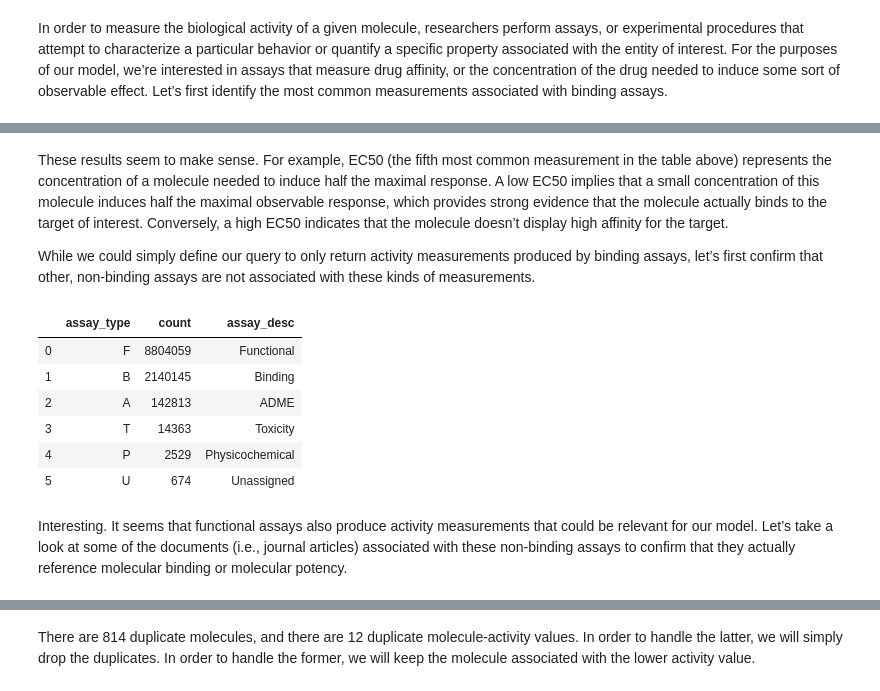
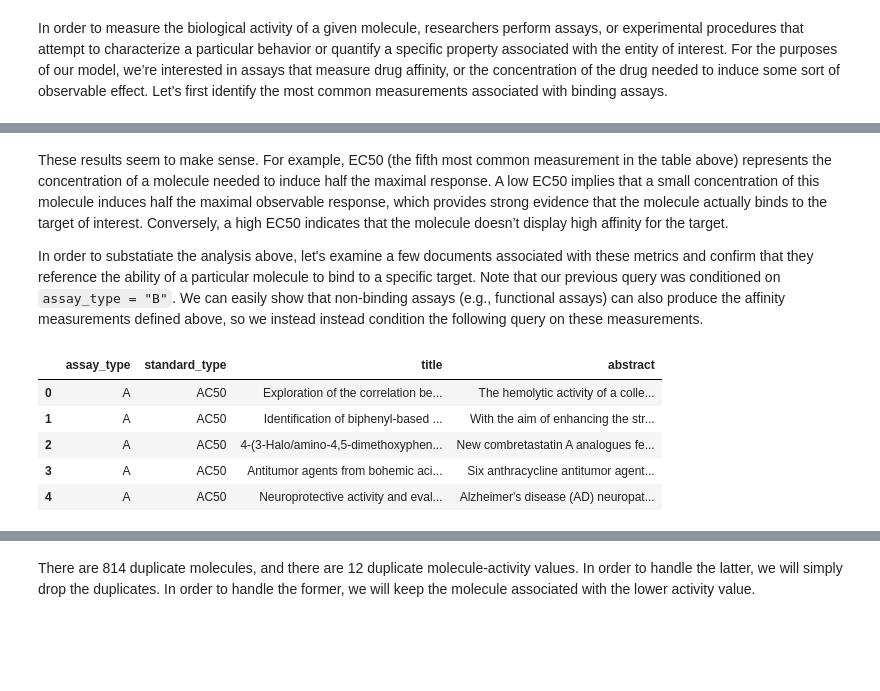
Before and after one commit to mtrivedi50/binding_clf, a Jupyter notebook: Notebooks/Predicting drug-target binding.ipynb, the cells around one changed output, grey strips where cells are left out. Drawn from its saved outputs; the diff is of its cells as text; code cells hidden in the pictures; blank space fills up the shorter version.

Commit message:
Updated analysis

```diff
--- a/Notebooks/Predicting drug-target binding.ipynb
+++ b/Notebooks/Predicting drug-target binding.ipynb
@@ -128,41 +134,41 @@ binding_act
 # %% [markdown]
 These results seem to make sense. For example, EC50 (the fifth most common measurement in the table above) represents the concentration of a molecule needed to induce half the maximal response. A low EC50 implies that a small concentration of this molecule induces half the maximal observable response, which provides strong evidence that the molecule actually binds to the target of interest. Conversely, a high EC50 indicates that the molecule doesn’t display high affinity for the target.
 
-While we could simply define our query to only return activity measurements produced by binding assays, let’s first confirm that other, non-binding assays are not associated with these kinds of measurements.
+In order to substatiate the analysis above, let's examine a few documents associated with these metrics and confirm that they reference the ability of a particular molecule to bind to a specific target. Note that our previous query was conditioned on `assay_type = "B"`. We can easily show that non-binding assays (e.g., functional assays) can also produce the affinity measurements defined above, so we instead instead condition the following query on these measurements.
 # %%
 # Convert the measurements above into a list, and remove solubility
 measurements = binding_act['standard_type'].tolist()
 measurements = measurements[:-1]
 
 # Convert the measurements into a string for the SQL query
 measurements_str = ', '.join(f"'{m}'" for m in measurements)
 
 # Define and execute query
-ASSAY_TYPE = f"{EBI_CHEMBL}.assay_type_24"
-assay_measures_qtext = f"""
-SELECT
-    assays.assay_type        AS assay_type,
-    COUNT(assays.assay_type) AS count,
-    type.assay_desc          AS assay_desc
-FROM `{ASSAYS}` assays
+DOCUMENTS = f"{EBI_CHEMBL}.docs_24"
+docs_nbind_qtext = f"""
+SELECT DISTINCT
+    assays.assay_type AS assay_type,
+    act.standard_type AS standard_type,
+    docs.title        AS title,
+    docs.abstract     AS abstract
+FROM `{DOCUMENTS}` docs
+    INNER JOIN `{ASSAYS}` assays  on assays.doc_id = docs.doc_id
     INNER JOIN `{ACTIVITIES}` act on act.assay_id = assays.assay_id
-    INNER JOIN `{ASSAY_TYPE}` type on type.assay_type = assays.assay_type
 WHERE
-    act.standard_type in ({measurements_str})
-GROUP BY
-    assay_type,
-    assay_desc
-ORDER BY count DESC
+    assays.assay_type != "B"                  AND
+    act.standard_type in ({measurements_str}) AND
+    docs.title IS NOT NULL                    AND
+    docs.abstract IS NOT NULL
+ORDER BY
+    assays.assay_type,
+    act.standard_type
 """
-assay_measures = client.query(assay_measures_qtext).to_dataframe()
-assay_measures
+docs_nbind = client.query(docs_nbind_qtext).to_dataframe()
+docs_nbind.head()
 # %% [output]
-|  | assay_type | count | assay_desc |
-| 0 | F | 8804059 | Functional |
-| 1 | B | 2140145 | Binding |
-| 2 | A | 142813 | ADME |
-| 3 | T | 14363 | Toxicity |
-| 4 | P | 2529 | Physicochemical |
-| 5 | U | 674 | Unassigned |
+|  | assay_type | standard_type | title | abstract |
+| 0 | A | AC50 | Exploration of the correlation be... | The hemolytic activity of a colle... |
+| 1 | A | AC50 | Identification of biphenyl-based ... | With the aim of enhancing the str... |
+| 2 | A | AC50 | 4-(3-Halo/amino-4,5-dimethoxyphen... | New combretastatin A analogues fe... |
+| 3 | A | AC50 | Antitumor agents from bohemic aci... | Six anthracycline antitumor agent... |
+| 4 | A | AC50 | Neuroprotective activity and eval... | Alzheimer's disease (AD) neuropat... |
-# %% [markdown]
-Interesting. It seems that functional assays also produce activity measurements that could be relevant for our model. Let’s take a look at some of the documents (i.e., journal articles) associated with these non-binding assays to confirm that they actually reference molecular binding or molecular potency.
```
Also changed, not shown: parts of 33 cells of this notebook, 2 other files.
